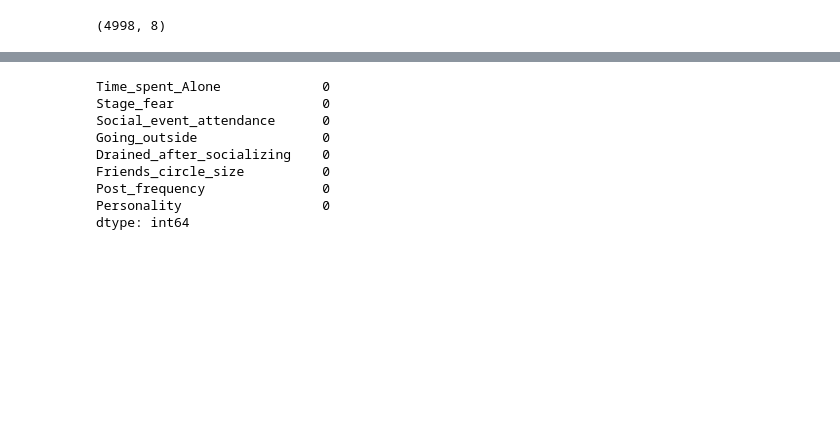
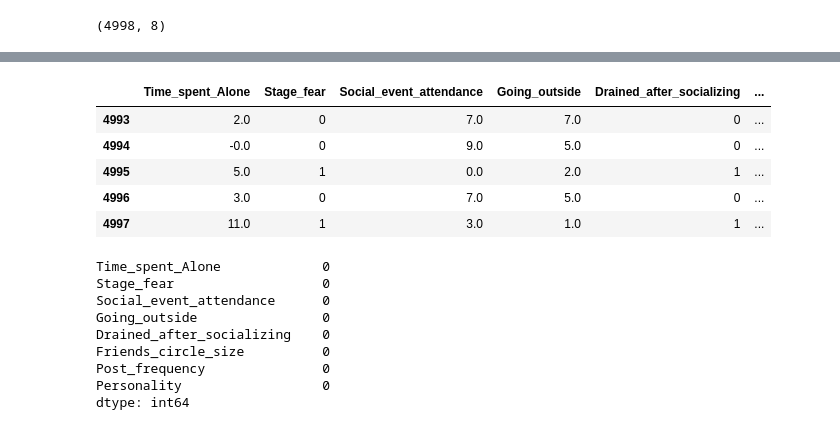
Before and after one commit to gustavopierre/personality_trait, a Jupyter notebook: api/machinelearning/notebook/personality_trait.ipynb, the cells around one changed output, grey strips where cells are left out. Cells and saved outputs as stored; diff of their text form; code cells hidden in the pictures; blank space fills up the shorter version.

```diff
--- a/api/machinelearning/notebook/personality_trait.ipynb
+++ b/api/machinelearning/notebook/personality_trait.ipynb
@@ -108,3 +107,12 @@ df.shape
+# %%
+df.tail()
+# %% [output]
+|  | Time_spent_Alone | Stage_fear | Social_event_attendance | Going_outside | Drained_after_socializing | ... |
+| 4993 | 2.0 | 0 | 7.0 | 7.0 | 0 | ... |
+| 4994 | -0.0 | 0 | 9.0 | 5.0 | 0 | ... |
+| 4995 | 5.0 | 1 | 0.0 | 2.0 | 1 | ... |
+| 4996 | 3.0 | 0 | 7.0 | 5.0 | 0 | ... |
+| 4997 | 11.0 | 1 | 3.0 | 1.0 | 1 | ... |
 # %%
 df.isnull().sum()
 # %% [output]
```
Also changed, not shown: parts of 53 cells of this notebook.
